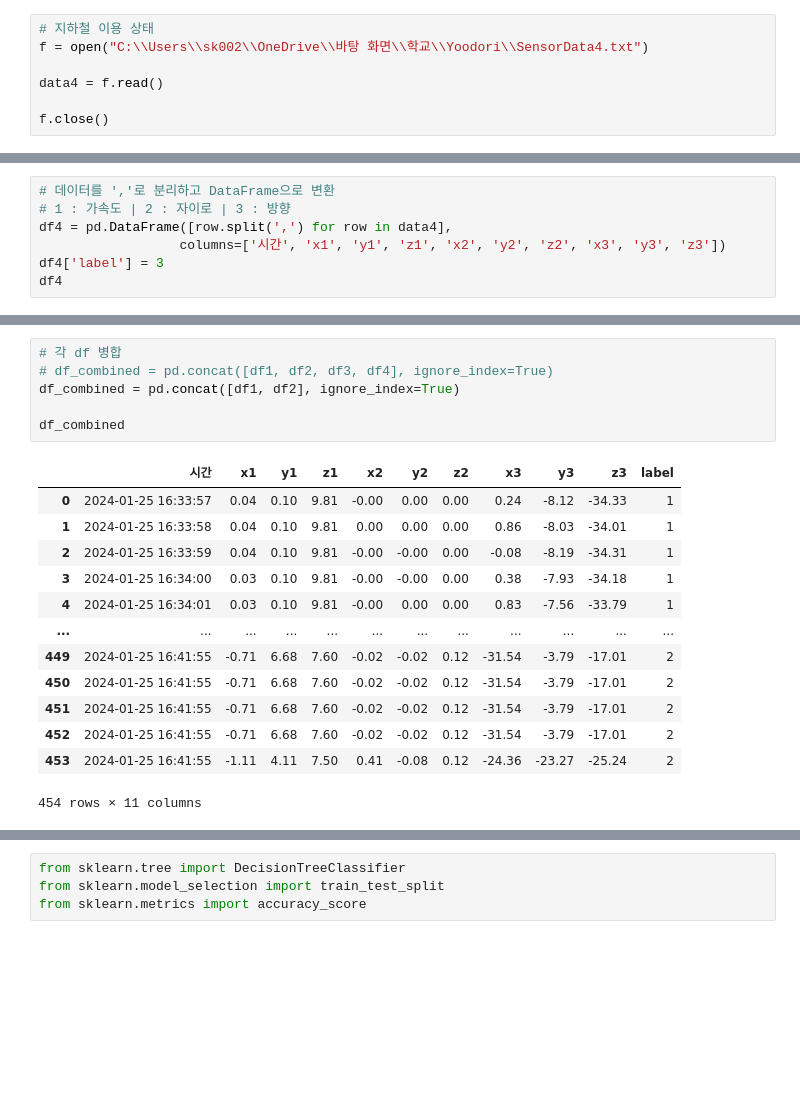
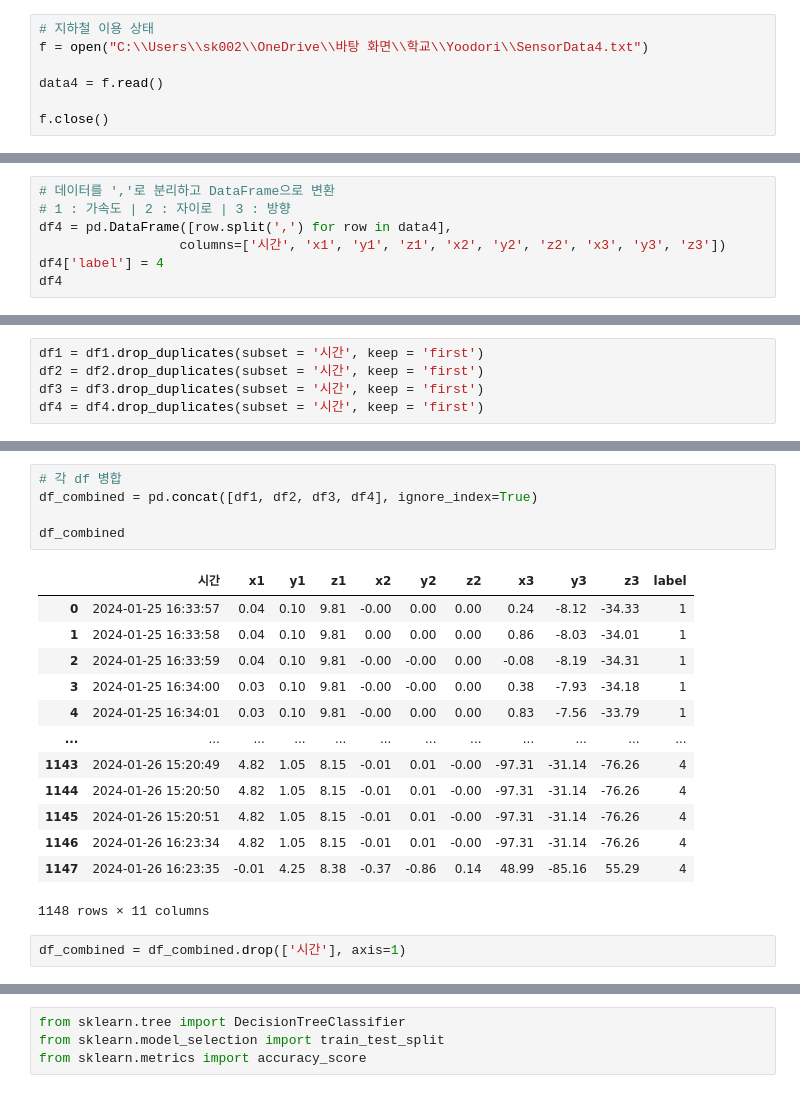
Before and after one commit to tukcomCD2024/YooDoRi, a Jupyter notebook: ai/Movement_status_classification.ipynb, the cells around one changed output, grey strips where cells are left out. Drawn from its saved outputs; the diff is of its cells as text; blank space fills up the shorter version.

```diff
--- a/ai/Movement_status_classification.ipynb
+++ b/ai/Movement_status_classification.ipynb
@@ -139,5 +195,5 @@ df3
 # 1 : 가속도 | 2 : 자이로 | 3 : 방향
 df4 = pd.DataFrame([row.split(',') for row in data4],
                   columns=['시간', 'x1', 'y1', 'z1', 'x2', 'y2', 'z2', 'x3', 'y3', 'z3'])
-df4['label'] = 3
+df4['label'] = 4
 df4
@@ -143,0 +214,5 @@ df4
+# %%
+df1 = df1.drop_duplicates(subset = '시간', keep = 'first')
+df2 = df2.drop_duplicates(subset = '시간', keep = 'first')
+df3 = df3.drop_duplicates(subset = '시간', keep = 'first')
+df4 = df4.drop_duplicates(subset = '시간', keep = 'first')
@@ -144,20 +245,21 @@ df4
 # %%
 # 각 df 병합
-# df_combined = pd.concat([df1, df2, df3, df4], ignore_index=True)
-df_combined = pd.concat([df1, df2], ignore_index=True)
+df_combined = pd.concat([df1, df2, df3, df4], ignore_index=True)
 
 df_combined
 # %% [output]
 |  | 시간 | x1 | y1 | z1 | x2 | y2 | z2 | x3 | y3 | z3 | label |
 | 0 | 2024-01-25 16:33:57 | 0.04 | 0.10 | 9.81 | -0.00 | 0.00 | 0.00 | 0.24 | -8.12 | -34.33 | 1 |
 | 1 | 2024-01-25 16:33:58 | 0.04 | 0.10 | 9.81 | 0.00 | 0.00 | 0.00 | 0.86 | -8.03 | -34.01 | 1 |
 | 2 | 2024-01-25 16:33:59 | 0.04 | 0.10 | 9.81 | -0.00 | -0.00 | 0.00 | -0.08 | -8.19 | -34.31 | 1 |
 | 3 | 2024-01-25 16:34:00 | 0.03 | 0.10 | 9.81 | -0.00 | -0.00 | 0.00 | 0.38 | -7.93 | -34.18 | 1 |
 | 4 | 2024-01-25 16:34:01 | 0.03 | 0.10 | 9.81 | -0.00 | 0.00 | 0.00 | 0.83 | -7.56 | -33.79 | 1 |
 | ... | ... | ... | ... | ... | ... | ... | ... | ... | ... | ... | ... |
-| 449 | 2024-01-25 16:41:55 | -0.71 | 6.68 | 7.60 | -0.02 | -0.02 | 0.12 | -31.54 | -3.79 | -17.01 | 2 |
-| 450 | 2024-01-25 16:41:55 | -0.71 | 6.68 | 7.60 | -0.02 | -0.02 | 0.12 | -31.54 | -3.79 | -17.01 | 2 |
-| 451 | 2024-01-25 16:41:55 | -0.71 | 6.68 | 7.60 | -0.02 | -0.02 | 0.12 | -31.54 | -3.79 | -17.01 | 2 |
-| 452 | 2024-01-25 16:41:55 | -0.71 | 6.68 | 7.60 | -0.02 | -0.02 | 0.12 | -31.54 | -3.79 | -17.01 | 2 |
-| 453 | 2024-01-25 16:41:55 | -1.11 | 4.11 | 7.50 | 0.41 | -0.08 | 0.12 | -24.36 | -23.27 | -25.24 | 2 |
+| 1143 | 2024-01-26 15:20:49 | 4.82 | 1.05 | 8.15 | -0.01 | 0.01 | -0.00 | -97.31 | -31.14 | -76.26 | 4 |
+| 1144 | 2024-01-26 15:20:50 | 4.82 | 1.05 | 8.15 | -0.01 | 0.01 | -0.00 | -97.31 | -31.14 | -76.26 | 4 |
+| 1145 | 2024-01-26 15:20:51 | 4.82 | 1.05 | 8.15 | -0.01 | 0.01 | -0.00 | -97.31 | -31.14 | -76.26 | 4 |
+| 1146 | 2024-01-26 16:23:34 | 4.82 | 1.05 | 8.15 | -0.01 | 0.01 | -0.00 | -97.31 | -31.14 | -76.26 | 4 |
+| 1147 | 2024-01-26 16:23:35 | -0.01 | 4.25 | 8.38 | -0.37 | -0.86 | 0.14 | 48.99 | -85.16 | 55.29 | 4 |
-454 rows × 11 columns
+1148 rows × 11 columns
+# %%
+df_combined = df_combined.drop(['시간'], axis=1)
```
Also changed, not shown: parts of 24 cells of this notebook.
